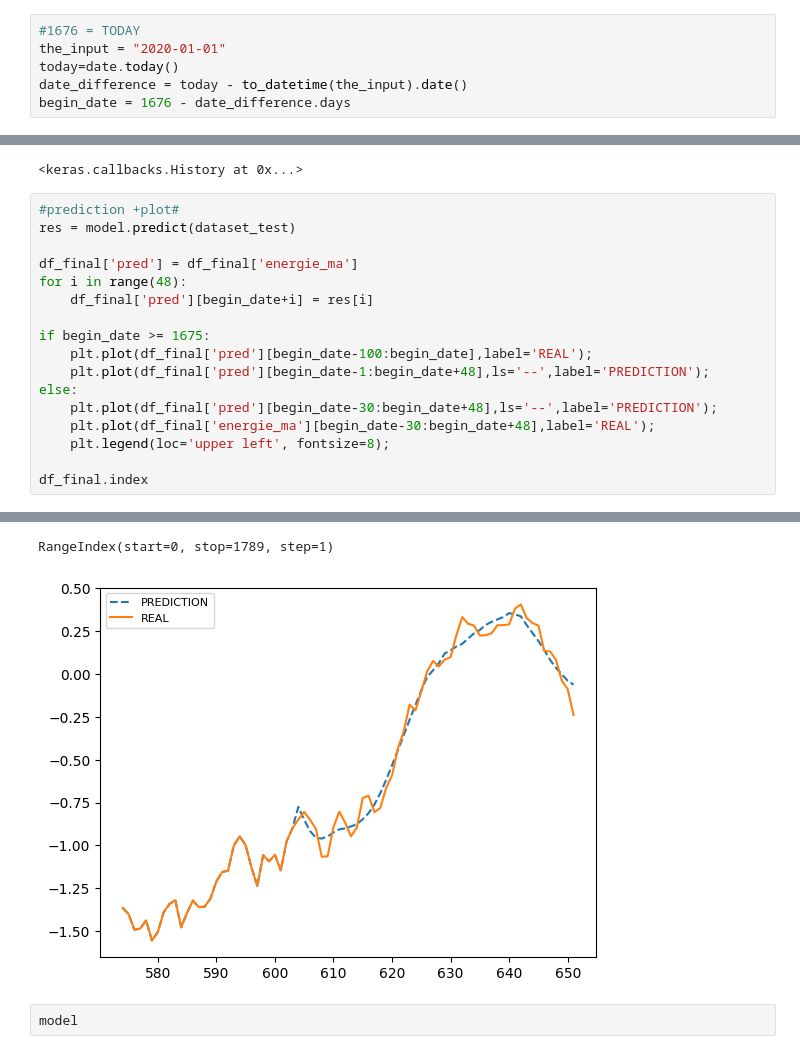
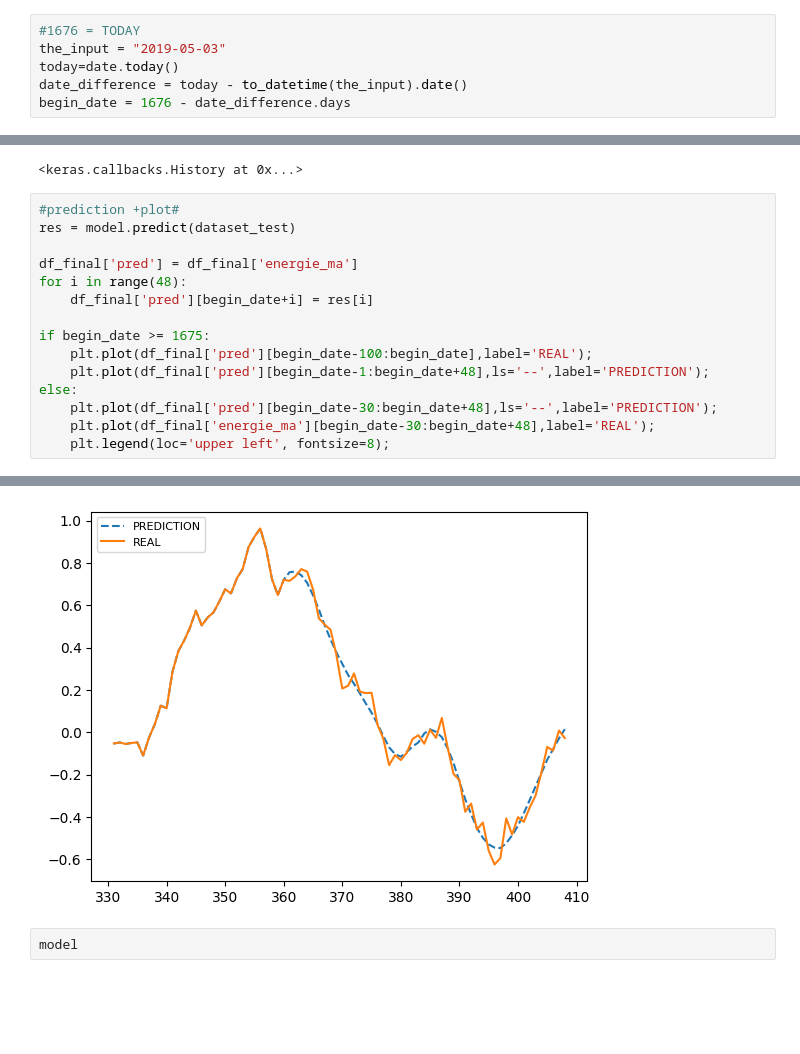
Before and after one commit to Brunovspok/how_green_app, a Jupyter notebook: data/Deep learning.ipynb, the cells around one changed output, grey strips where cells are left out. Saved outputs shown, nothing was run; the diff lists cells and outputs as text; blank space fills up the shorter version.

```diff
--- a/data/Deep learning.ipynb
+++ b/data/Deep learning.ipynb
@@ -23,6 +19,6 @@ To enable them in other operations, rebuild TensorFlow with the appropriate comp
 # %%
 #1676 = TODAY
-the_input = "2020-01-01"
+the_input = "2019-05-03"
 today=date.today()
 date_difference = today - to_datetime(the_input).date()
 begin_date = 1676 - date_difference.days
@@ -139,6 +120,4 @@ else:
     plt.plot(df_final['pred'][begin_date-30:begin_date+48],ls='--',label='PREDICTION');
     plt.plot(df_final['energie_ma'][begin_date-30:begin_date+48],label='REAL');
     plt.legend(loc='upper left', fontsize=8);
-
-df_final.index
 # %% [output]
@@ -146,5 +125,4 @@ df_final.index
-RangeIndex(start=0, stop=1789, step=1)
-[figure, old version]
+[figure, new version]
 # %%
 model
 # %% [output]
```
Also changed, not shown: parts of 8 cells of this notebook, 6 other files.
